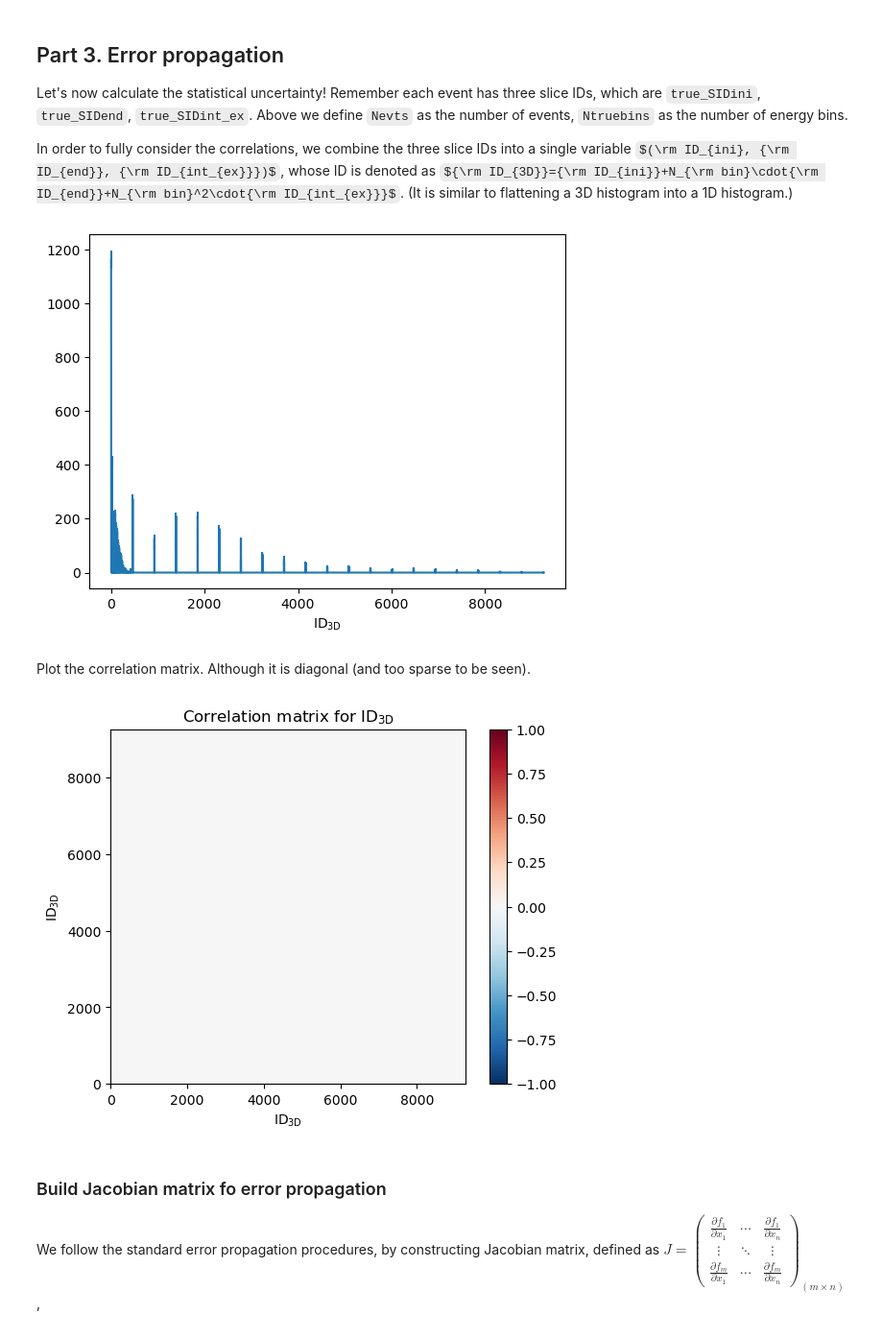
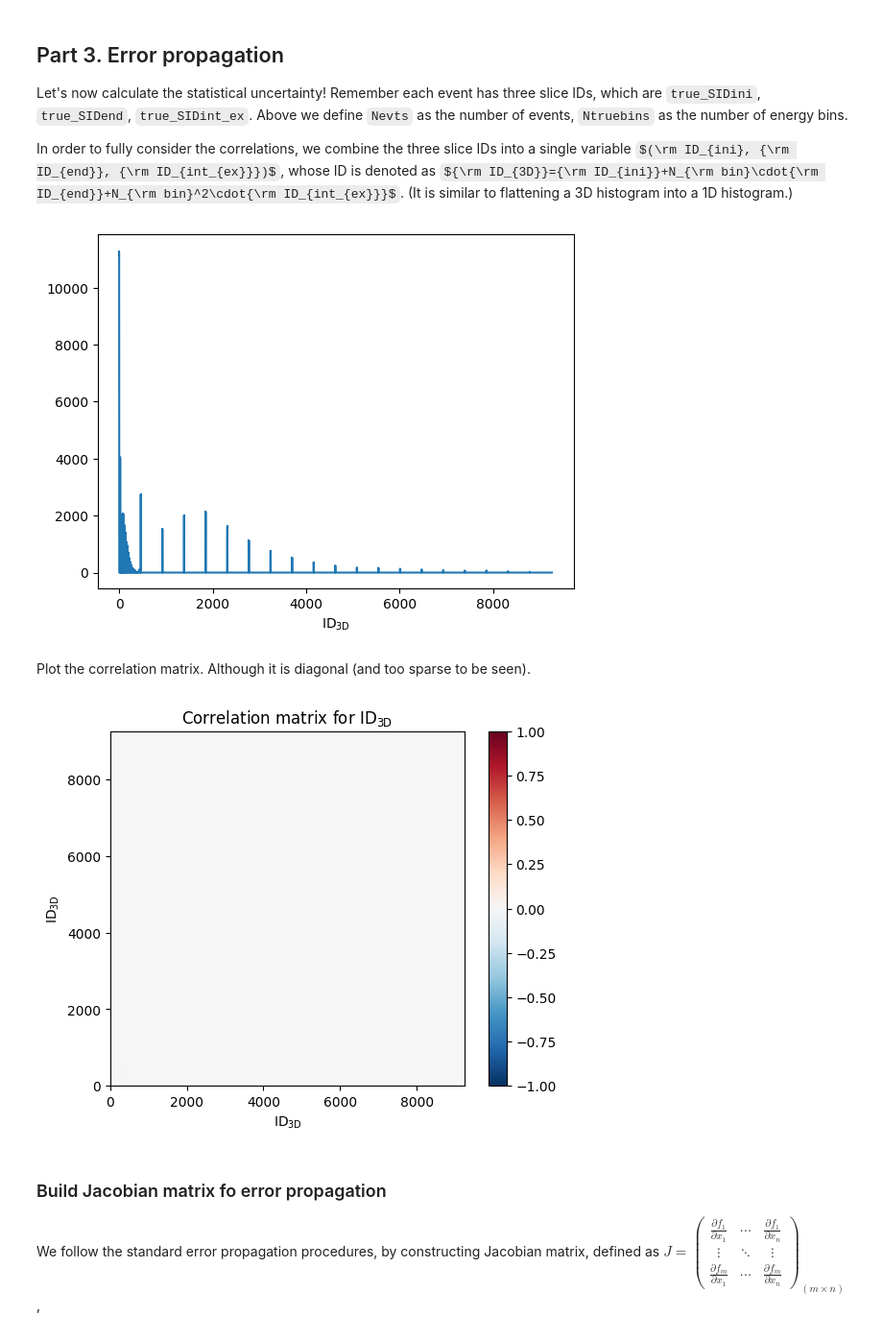
Before and after one commit to Yinrui-Liu/hadron-Ar_XS, a Jupyter notebook: hadron-Ar_XS.ipynb, the cells around one changed output. Shown at 96% size. Saved outputs shown, nothing was run; the diff lists cells and outputs as text; code cells hidden in the pictures; some formulas as TeX source.

```diff
--- a/hadron-Ar_XS.ipynb
+++ b/hadron-Ar_XS.ipynb
@@ -105,8 +105,8 @@ def interaction_sim(KE, x_step): # simulate step-by-step, until the probe intera
     return KE, flag # the final energy of the probe particle; a flag indicating the type of interaction
 # %%
 x_step = 0.1 # step size (cm)
-Nevts = 10000 # number of events to be generated
-print("Number of events:", Nevts)
+Nevts = 100000 # number of events to be generated
+print("Number of MC events generated:", Nevts)
 
 trueKEi = np.random.normal(900, 100, Nevts) # initial energy of all events
 trueKEf = [] # final energy of all events
@@ -280,27 +285,29 @@ In order to fully consider the correlations, we combine the three slice IDs into
 # %%
 Ntruebins_3D = Ntruebins**3 # number of bins for the combined variable
 true_N3D = np.zeros(Ntruebins_3D)
 true_N3D_err = np.zeros(Ntruebins_3D)
+true_SID3D = np.zeros(Nevts, dtype=np.int32)
 evtweight = np.ones(Nevts) # TB implement weight for each event in previous cells
 
 for ievt in range(Nevts): # fill in the combined variable
     SID_ini = true_SIDini[ievt] + 1 # so that null bin moves to 0 (covenient for integer division and modulus below)
     SID_end = true_SIDend[ievt] + 1
     SID_int_ex = true_SIDint_ex[ievt] + 1
     weight = evtweight[ievt]
 
     SID3D = SID_ini + Ntruebins * SID_end + Ntruebins*Ntruebins * SID_int_ex # definition of the combined variable
+    true_SID3D[ievt] = SID3D
 
     true_N3D[SID3D] += weight
     true_N3D_err[SID3D] += weight*weight
 
 true_N3D_Vcov = np.diag(true_N3D_err) # this is a fill process. Each bin is independent, so the covariance matrix is diagonal
 true_N3D_err = np.sqrt(true_N3D_err)
 plt.errorbar(np.arange(0, Ntruebins_3D), true_N3D, true_N3D_err)
 plt.xlabel(r"${\rm ID_{3D}}$")
 plt.show()
 # %% [output]
-[figure, old version]
+[figure, new version]
 # %% [markdown]
 Plot the correlation matrix. Although it is diagonal (and too sparse to be seen).
 # %%
@@ -323,7 +330,7 @@ plt.ylabel(r"${\rm ID_{3D}}$")
 plt.colorbar()
 plt.show()
 # %% [output]
-[figure, old version]
+[figure, new version]
 # %% [markdown]
 ### Build Jacobian matrix fo error propagation
 We follow the standard error propagation procedures, by constructing Jacobian matrix, defined as
```
Also changed, not shown: parts of 28 cells of this notebook.
